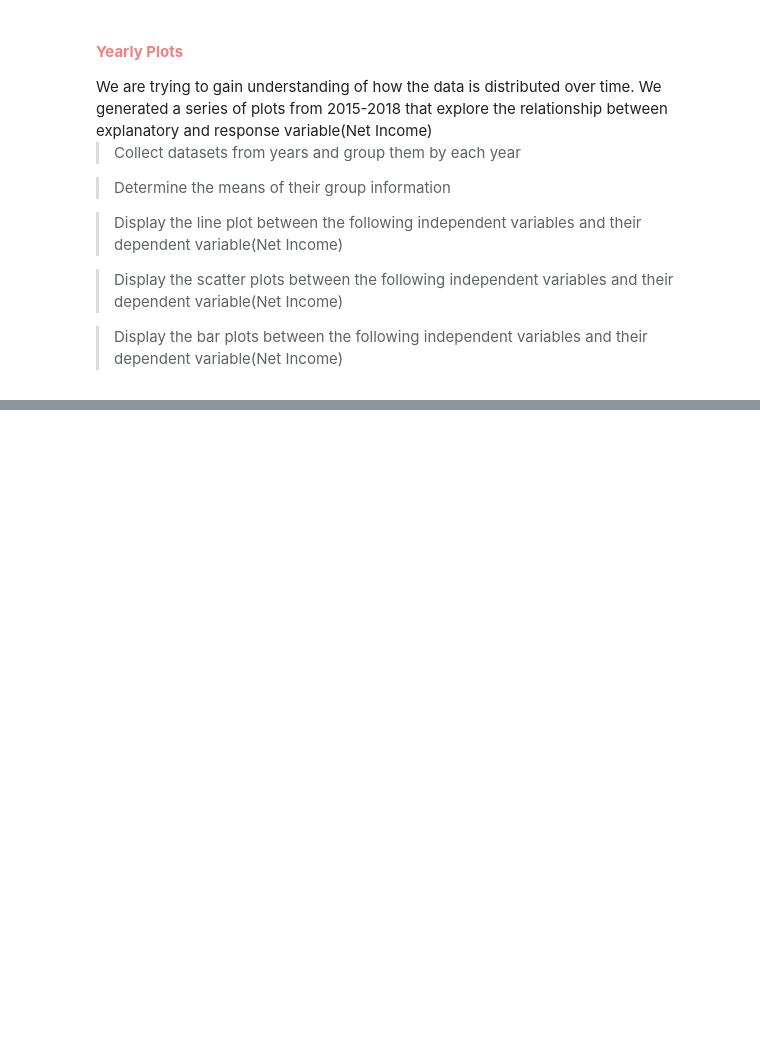
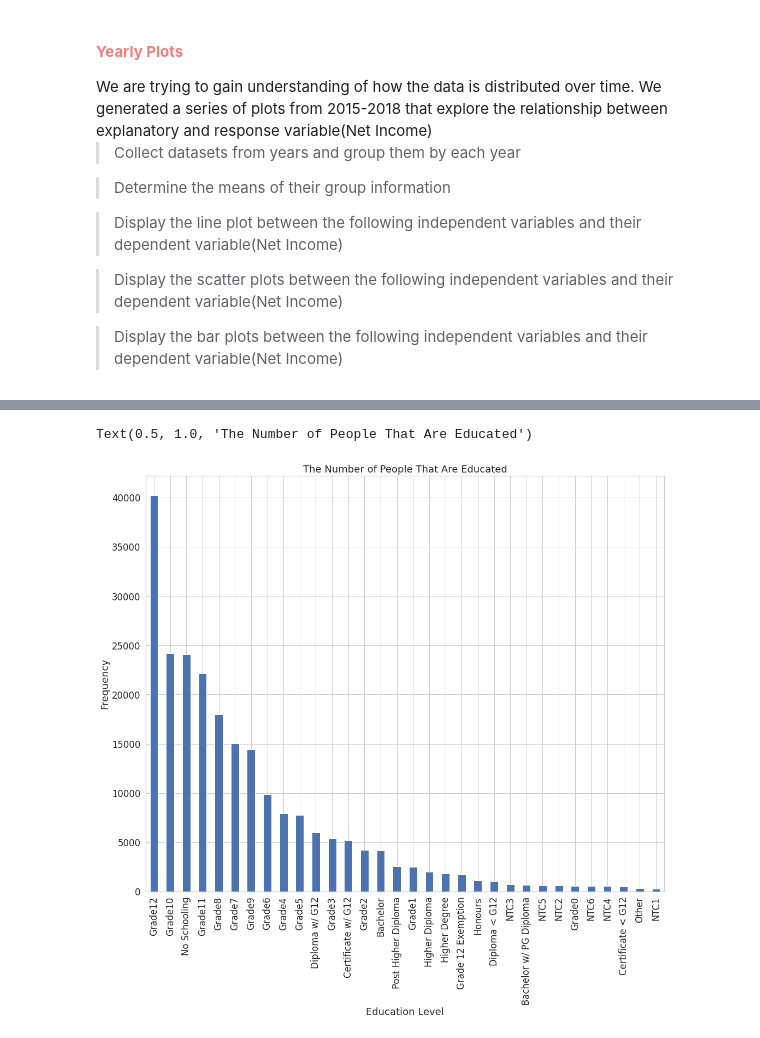
Before and after one commit to Five-Tackle-One/DAE-Mini-Project, a Jupyter notebook: General House Survey.ipynb, the cells around one changed output, grey strips where cells are left out. Drawn from its saved outputs; the diff is of its cells as text; code cells hidden in the pictures; blank space fills up the shorter version.

```diff
--- a/General House Survey.ipynb
+++ b/General House Survey.ipynb
@@ -646,0 +581,9 @@ data_wide.plot.kde(figsize = (8, 6),
+# %%
+plt.subplots(figsize=(17,14))
+dv.prepare_education_gender_plot(regression_survey).value_counts().plot.bar()
+plt.xlabel("Education Level")
+plt.ylabel("Frequency")
+plt.title("The Number of People That Are Educated")
+# %% [output]
+Text(0.5, 1.0, 'The Number of People That Are Educated')
+[figure, added]
```
Also changed, not shown: parts of 198 cells of this notebook, 4 other files.
